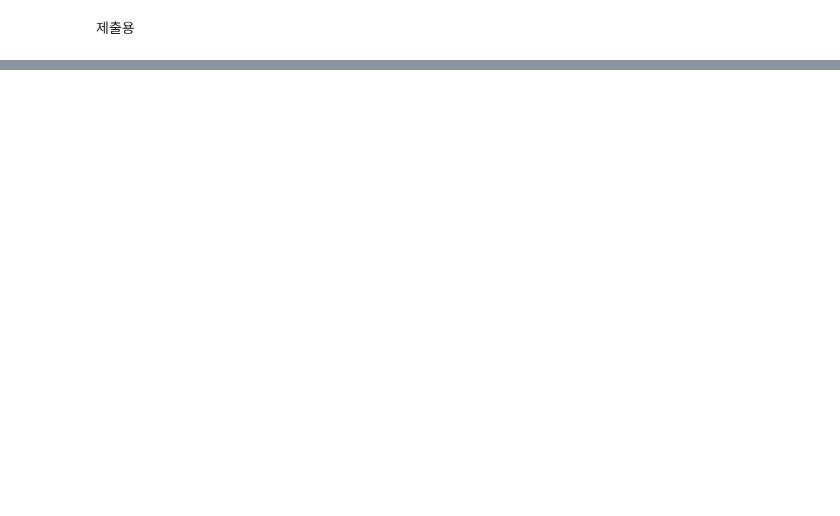
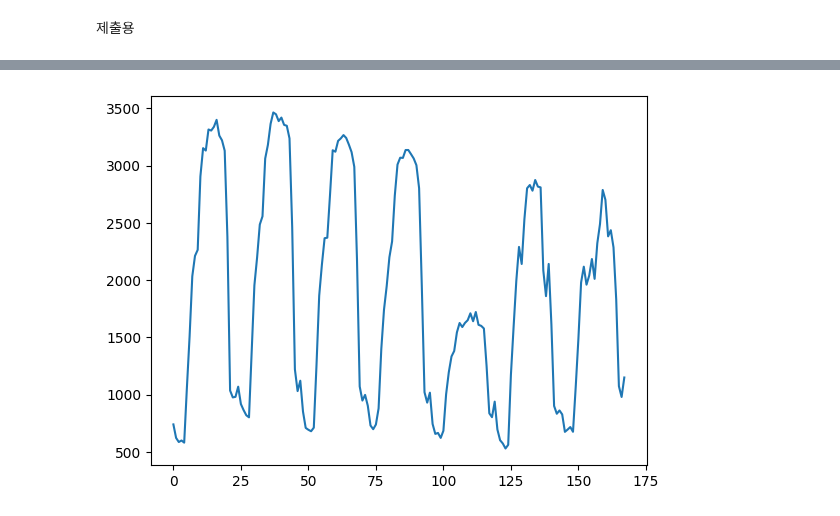
Before and after one commit to wooseungw/power_consumption_comp, a Jupyter notebook: avengers.ipynb, the cells around one changed output, grey strips where cells are left out. Cells and saved outputs as stored; diff of their text form; code cells hidden in the pictures; blank space fills up the shorter version.

```diff
--- a/avengers.ipynb
+++ b/avengers.ipynb
@@ -140,17 +191,11 @@ for num in miss_10['building_number']:
 # %%
-train_df = pd.read_csv('./data/final_train_preprocessed_split2_lbw.csv')
-test_df = pd.read_csv('./data/test_preprocessed_split2_lbw.csv')
+bnum=[54]
+for i in bnum:
+    train_df = pd.read_csv(f'./submit/train_building{i}.csv')
+    test_df = pd.read_csv(f'./submit/test_building{i}.csv')
 
-train_df = train_df.drop(columns = 'Unnamed: 0')
-test_df = test_df.drop(columns = 'Unnamed: 0')
-
-#bnum=3
-for num in miss_10['building_number']:
-    train54 = train_df.loc[train_df.building_number == num]
-    test54 = test_df.loc[test_df.building_number == num]
-
-    train = TabularDataset(train54)
-    test = TabularDataset(test54)
+    train = TabularDataset(train_df)
+    test = TabularDataset(test_df)
 
     predictor = TabularPredictor(label='power_consumption', eval_metric='mean_squared_error',).fit(train)
 
@@ -159,10 +204,11 @@ for num in miss_10['building_number']:
 
     # 가장 우수한 모델로 예측 수행
     predictions = predictor.predict(test, model=best_model_name)
+    plt.plot(np.arange(168),predictions)
+    # subm = pd.read_csv('./submission\submission_autog54_clust.csv')
 
-    subm = pd.read_csv('./submission\submission_autog_more15_lbw.csv')
+    # for idx, value in predictions.items():
+    #     subm.loc[idx, 'answer'] = value
 
-    for idx, value in predictions.items():
-        subm.loc[idx, 'answer'] = value
-
-    subm.to_csv('./submission/submission_autog_more15_lbw.csv', index = False)
+    # subm.to_csv('./submission/submission_autog_more15_lbw.csv', index = False)
+plt.show()
@@ -169,3 +270,11 @@ for num in miss_10['building_number']:
+# %%
+c = pd.read_csv('./submission/submission_xgb_clust.csv')
+c = c.loc[c.index[168*53:168*54],'answer']
+plt.plot(np.arange(168),c)
+plt.plot(np.arange(168),predictions)
+plt.show()
+# %% [output]
+[figure, added]
 # %%
 compare1 = pd.read_csv('./submission\submission_autog_more15_lbw.csv')
 compare2 = pd.read_csv('./submission\submission_autog54_lbw.csv')
```
Also changed, not shown: parts of 14 cells of this notebook.
